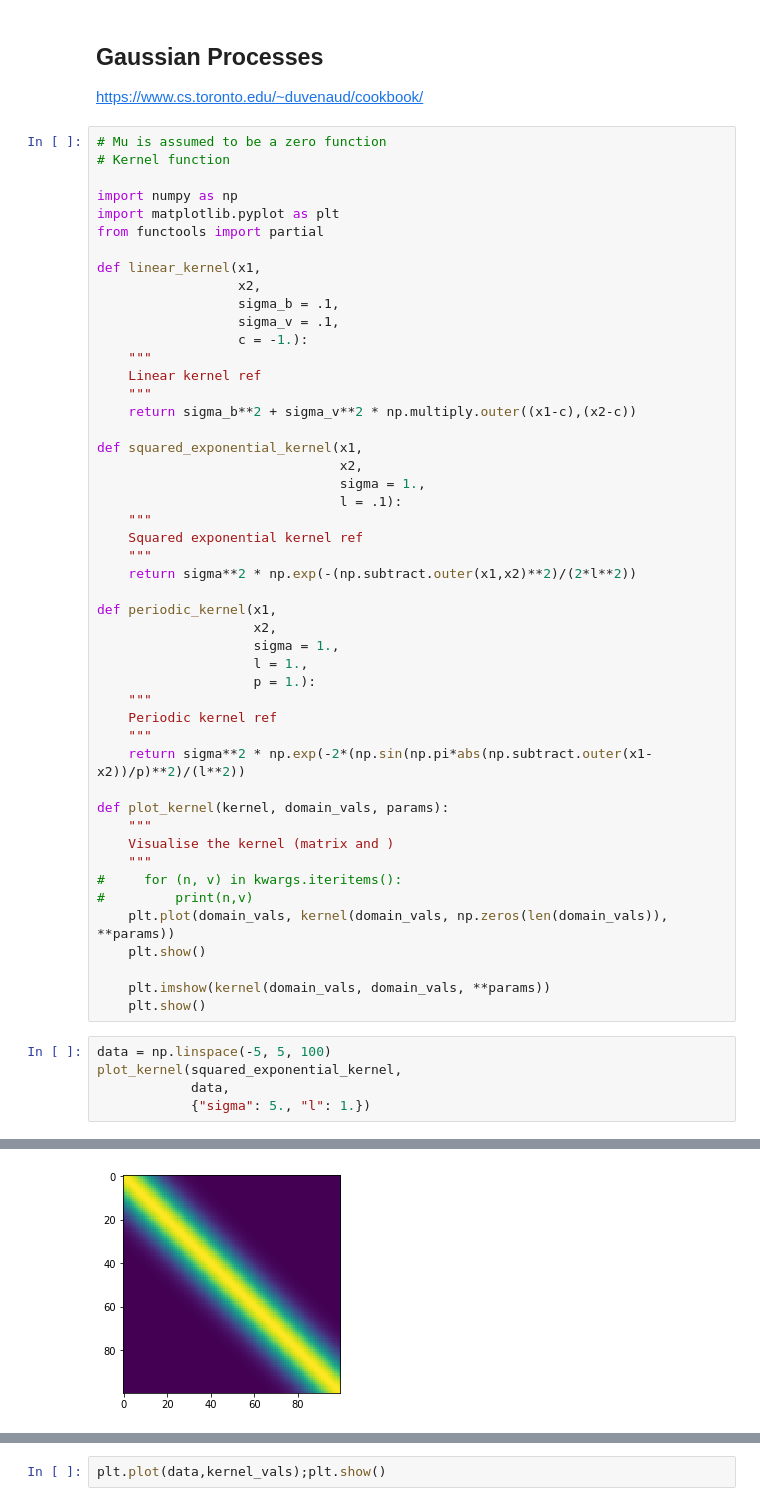
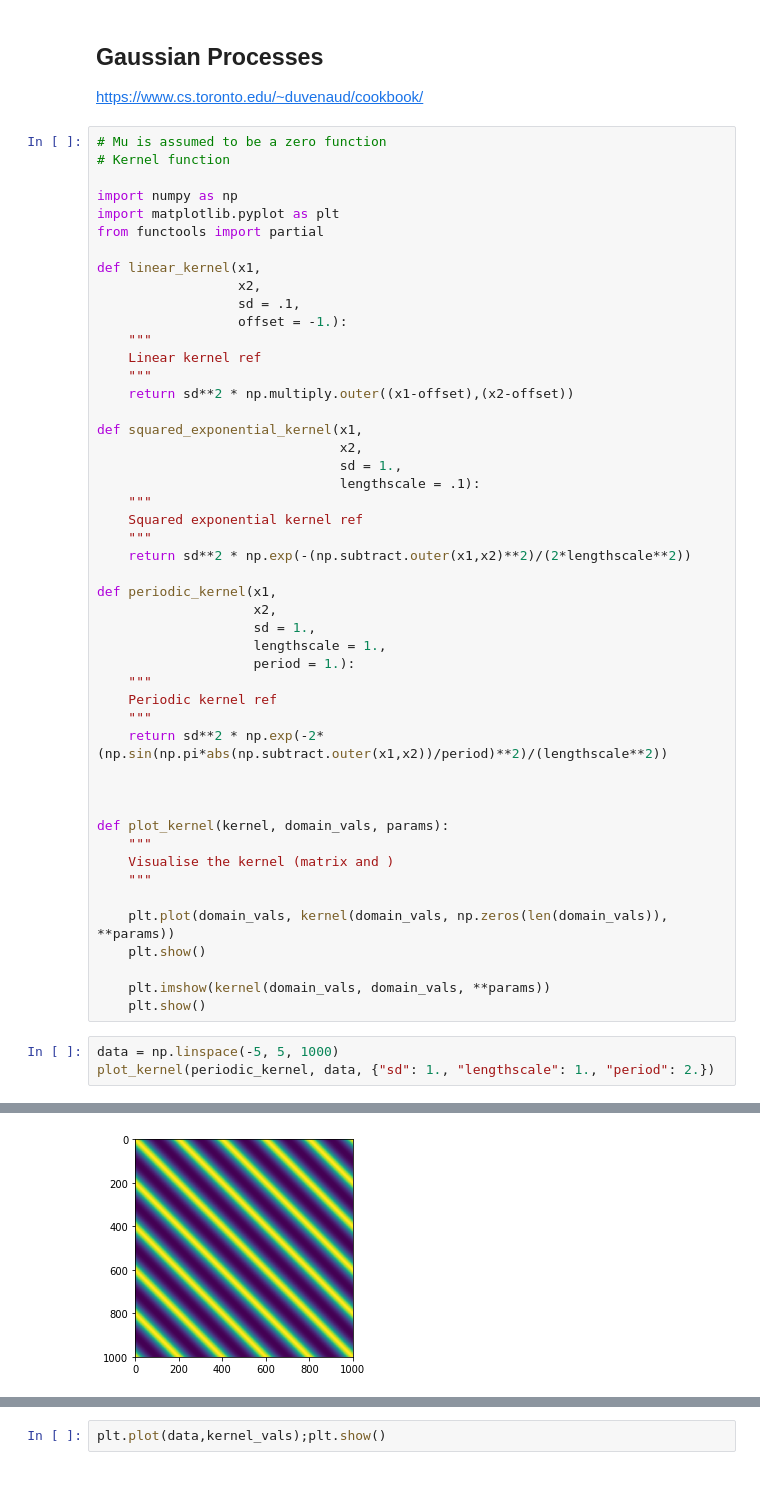
Before and after one commit to dgradovich/bopt, a Jupyter notebook: Bayesian Optimisation .ipynb, the cells around one changed output, grey strips where cells are left out. Saved outputs shown, nothing was run; the diff lists cells and outputs as text.

Commit message:
Kernels and GPs

```diff
--- a/Bayesian Optimisation .ipynb
+++ b/Bayesian Optimisation .ipynb
@@ -35,47 +41,45 @@ from functools import partial
 
 def linear_kernel(x1,
                   x2,
-                  sigma_b = .1,
-                  sigma_v = .1,
-                  c = -1.):
+                  sd = .1,
+                  offset = -1.):
     """
     Linear kernel ref
     """
-    return sigma_b**2 + sigma_v**2 * np.multiply.outer((x1-c),(x2-c))
+    return sd**2 * np.multiply.outer((x1-offset),(x2-offset))
 
 def squared_exponential_kernel(x1,
                                x2,
-                               sigma = 1.,
-                               l = .1):
+                               sd = 1.,
+                               lengthscale = .1):
     """
     Squared exponential kernel ref
     """
-    return sigma**2 * np.exp(-(np.subtract.outer(x1,x2)**2)/(2*l**2))
+    return sd**2 * np.exp(-(np.subtract.outer(x1,x2)**2)/(2*lengthscale**2))
 
 def periodic_kernel(x1,
                     x2,
-                    sigma = 1.,
-                    l = 1.,
-                    p = 1.):
+                    sd = 1.,
+                    lengthscale = 1.,
+                    period = 1.):
     """
     Periodic kernel ref
     """
-    return sigma**2 * np.exp(-2*(np.sin(np.pi*abs(np.subtract.outer(x1-x2))/p)**2)/(l**2))
+    return sd**2 * np.exp(-2*(np.sin(np.pi*abs(np.subtract.outer(x1,x2))/period)**2)/(lengthscale**2))
+
+
 
 def plot_kernel(kernel, domain_vals, params):
     """
     Visualise the kernel (matrix and )
     """
-#     for (n, v) in kwargs.iteritems():
-#         print(n,v)
+
     plt.plot(domain_vals, kernel(domain_vals, np.zeros(len(domain_vals)), **params))
     plt.show()
 
     plt.imshow(kernel(domain_vals, domain_vals, **params))
     plt.show()
 # %%
-data = np.linspace(-5, 5, 100)
-plot_kernel(squared_exponential_kernel,
-            data,
-            {"sigma": 5., "l": 1.})
+data = np.linspace(-5, 5, 1000)
+plot_kernel(periodic_kernel, data, {"sd": 1., "lengthscale": 1., "period": 2.})
 # %% [output]
@@ -83 +87 @@ plot_kernel(squared_exponential_kernel,
-[figure, old version]
+[figure, new version]
```
Also changed, not shown: parts of 24 cells of this notebook.
